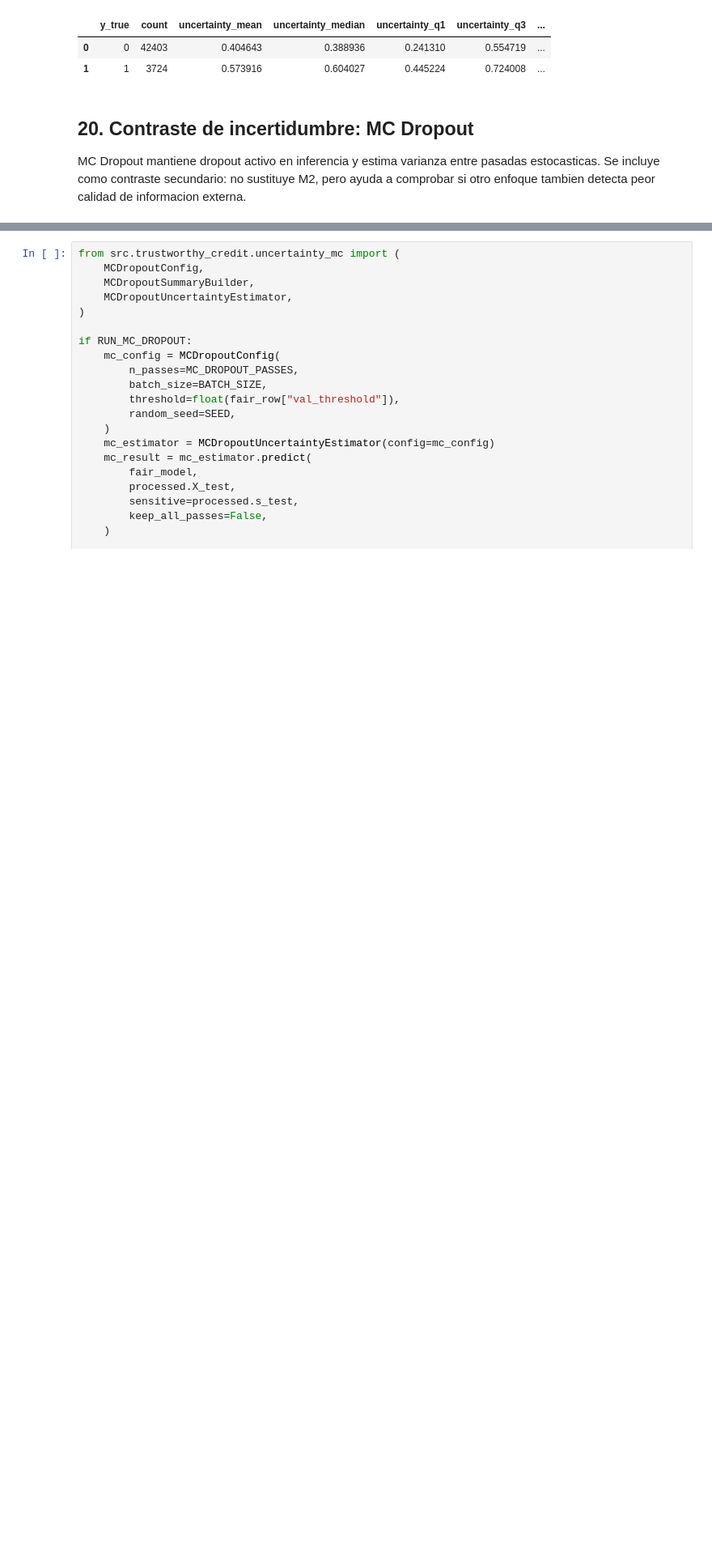
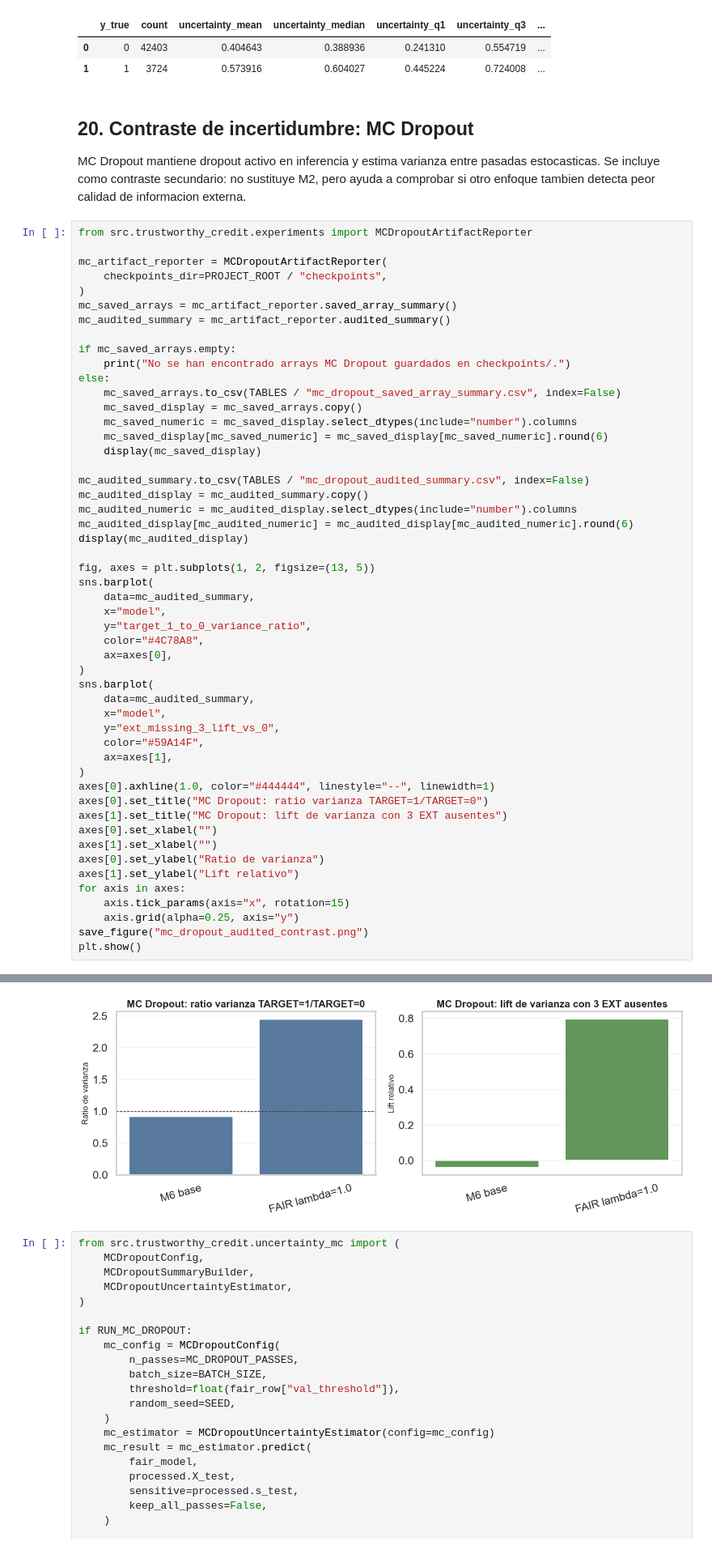
Before and after one commit to marcocorpacriado-pixel/taller-redes-confiables, a Jupyter notebook: notebooks/01_main_mvp.ipynb, the cells around one changed output, grey strips where cells are left out. Shown at 81% size. Cells and saved outputs as stored; diff of their text form; blank space fills up the shorter version.

Commit message:
feat: integrate audited MVP evidence and squared DP loss

```diff
--- a/notebooks/01_main_mvp.ipynb
+++ b/notebooks/01_main_mvp.ipynb
@@ -803,3 +900,55 @@ Epoch 50/50
 ## 20. Contraste de incertidumbre: MC Dropout
 
 MC Dropout mantiene dropout activo en inferencia y estima varianza entre pasadas estocasticas. Se incluye como contraste secundario: no sustituye M2, pero ayuda a comprobar si otro enfoque tambien detecta peor calidad de informacion externa.
+# %%
+from src.trustworthy_credit.experiments import MCDropoutArtifactReporter
+
+mc_artifact_reporter = MCDropoutArtifactReporter(
+    checkpoints_dir=PROJECT_ROOT / "checkpoints",
+)
+mc_saved_arrays = mc_artifact_reporter.saved_array_summary()
+mc_audited_summary = mc_artifact_reporter.audited_summary()
+
+if mc_saved_arrays.empty:
+    print("No se han encontrado arrays MC Dropout guardados en checkpoints/.")
+else:
+    mc_saved_arrays.to_csv(TABLES / "mc_dropout_saved_array_summary.csv", index=False)
+    mc_saved_display = mc_saved_arrays.copy()
+    mc_saved_numeric = mc_saved_display.select_dtypes(include="number").columns
+    mc_saved_display[mc_saved_numeric] = mc_saved_display[mc_saved_numeric].round(6)
+    display(mc_saved_display)
+
+mc_audited_summary.to_csv(TABLES / "mc_dropout_audited_summary.csv", index=False)
+mc_audited_display = mc_audited_summary.copy()
+mc_audited_numeric = mc_audited_display.select_dtypes(include="number").columns
+mc_audited_display[mc_audited_numeric] = mc_audited_display[mc_audited_numeric].round(6)
+display(mc_audited_display)
+
+fig, axes = plt.subplots(1, 2, figsize=(13, 5))
+sns.barplot(
+    data=mc_audited_summary,
+    x="model",
+    y="target_1_to_0_variance_ratio",
+    color="#4C78A8",
+    ax=axes[0],
+)
+sns.barplot(
+    data=mc_audited_summary,
+    x="model",
+    y="ext_missing_3_lift_vs_0",
+    color="#59A14F",
+    ax=axes[1],
+)
+axes[0].axhline(1.0, color="#444444", linestyle="--", linewidth=1)
+axes[0].set_title("MC Dropout: ratio varianza TARGET=1/TARGET=0")
+axes[1].set_title("MC Dropout: lift de varianza con 3 EXT ausentes")
+axes[0].set_xlabel("")
+axes[1].set_xlabel("")
+axes[0].set_ylabel("Ratio de varianza")
+axes[1].set_ylabel("Lift relativo")
+for axis in axes:
+    axis.tick_params(axis="x", rotation=15)
+    axis.grid(alpha=0.25, axis="y")
+save_figure("mc_dropout_audited_contrast.png")
+plt.show()
+# %% [output]
@@ -806,3 +962,4 @@ MC Dropout mantiene dropout activo en inferencia y estima varianza entre pasadas
+[figure, added]
 # %%
 from src.trustworthy_credit.uncertainty_mc import (
     MCDropoutConfig,
```
Also changed, not shown: parts of 11 cells of this notebook, 5 other files.
